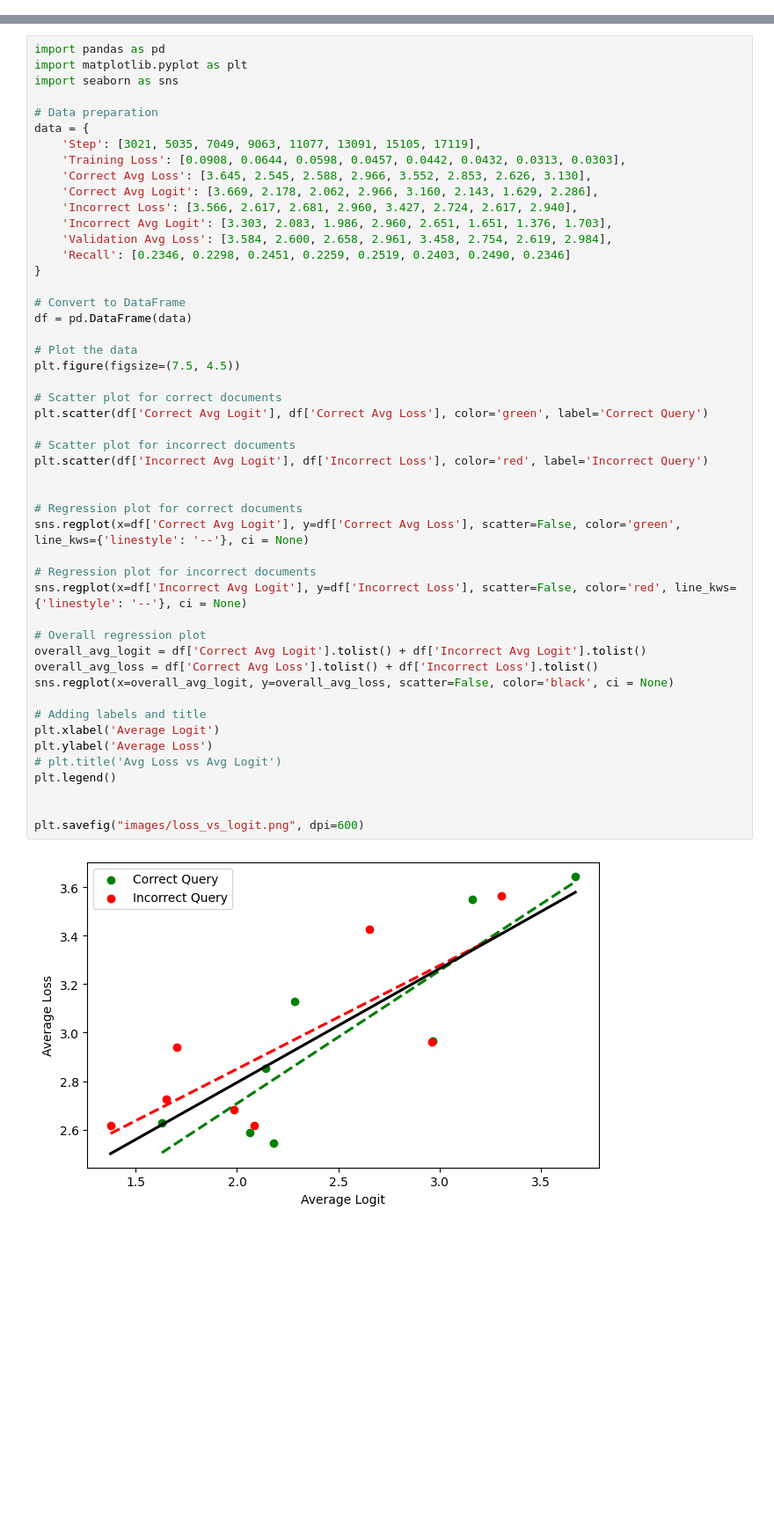
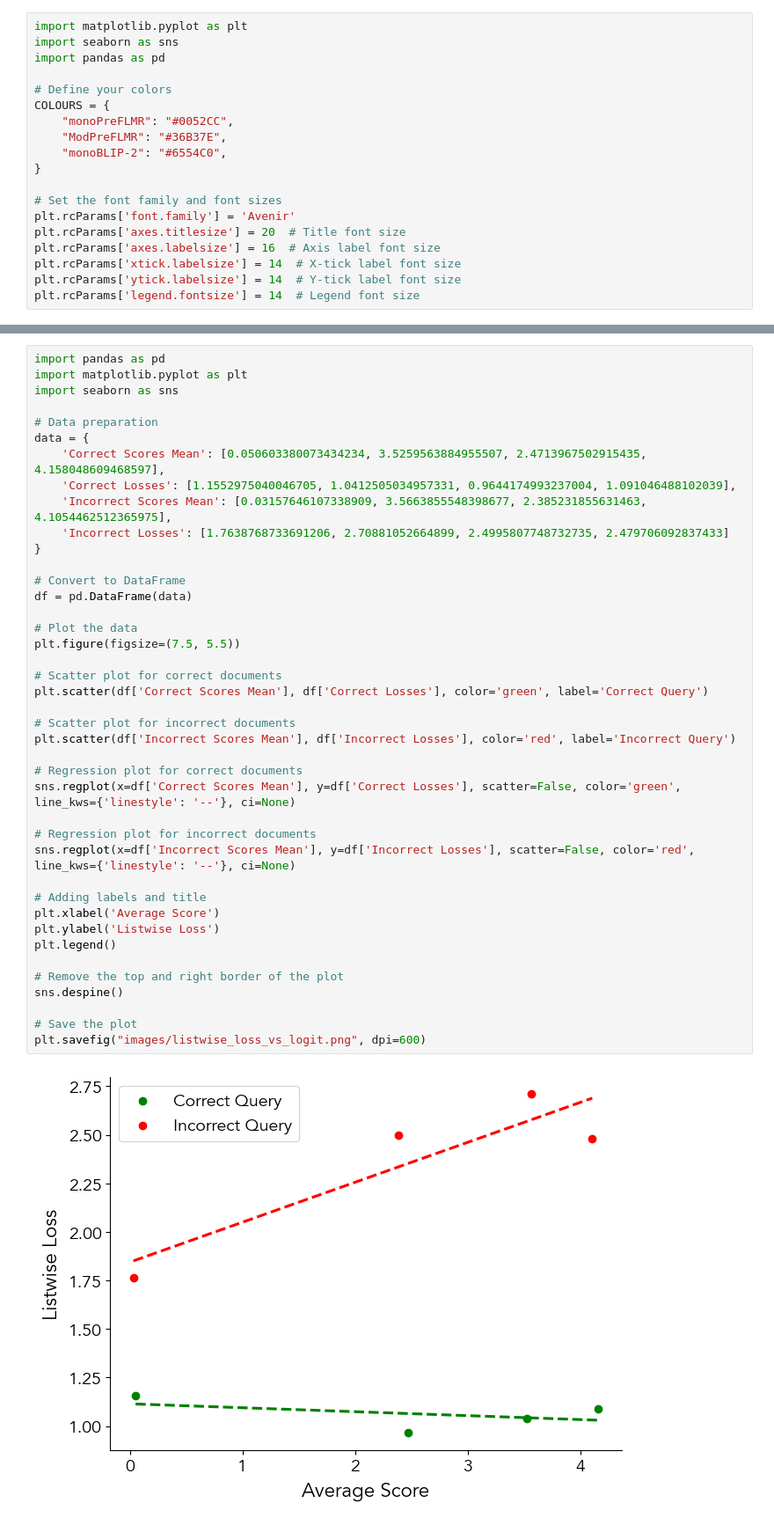
Before and after one commit to felixzhu17/Reranking-Multimodal-Retrievers, a Jupyter notebook: test.ipynb, the cells around one changed output, grey strips where cells are left out. Shown at 88% size. Drawn from its saved outputs; the diff is of its cells as text; blank space fills up the shorter version.

```diff
--- a/test.ipynb
+++ b/test.ipynb
@@ -1 +1,20 @@
+# %%
+import matplotlib.pyplot as plt
+import seaborn as sns
+import pandas as pd
+
+# Define your colors
+COLOURS = {
+    "monoPreFLMR": "#0052CC",
+    "ModPreFLMR": "#36B37E",
+    "monoBLIP-2": "#6554C0",
+}
+
+# Set the font family and font sizes
+plt.rcParams['font.family'] = 'Avenir'
+plt.rcParams['axes.titlesize'] = 20  # Title font size
+plt.rcParams['axes.labelsize'] = 16  # Axis label font size
+plt.rcParams['xtick.labelsize'] = 14  # X-tick label font size
+plt.rcParams['ytick.labelsize'] = 14  # Y-tick label font size
+plt.rcParams['legend.fontsize'] = 14  # Legend font size
 # %%
@@ -154,51 +1022,43 @@ plt.savefig("images/retrieval_size_vs_recall.png", dpi=600)
 # %%
 import pandas as pd
 import matplotlib.pyplot as plt
 import seaborn as sns
 
 # Data preparation
 data = {
-    'Step': [3021, 5035, 7049, 9063, 11077, 13091, 15105, 17119],
-    'Training Loss': [0.0908, 0.0644, 0.0598, 0.0457, 0.0442, 0.0432, 0.0313, 0.0303],
-    'Correct Avg Loss': [3.645, 2.545, 2.588, 2.966, 3.552, 2.853, 2.626, 3.130],
-    'Correct Avg Logit': [3.669, 2.178, 2.062, 2.966, 3.160, 2.143, 1.629, 2.286],
-    'Incorrect Loss': [3.566, 2.617, 2.681, 2.960, 3.427, 2.724, 2.617, 2.940],
-    'Incorrect Avg Logit': [3.303, 2.083, 1.986, 2.960, 2.651, 1.651, 1.376, 1.703],
-    'Validation Avg Loss': [3.584, 2.600, 2.658, 2.961, 3.458, 2.754, 2.619, 2.984],
-    'Recall': [0.2346, 0.2298, 0.2451, 0.2259, 0.2519, 0.2403, 0.2490, 0.2346]
+    'Correct Scores Mean': [0.050603380073434234, 3.5259563884955507, 2.4713967502915435, 4.158048609468597],
+    'Correct Losses': [1.1552975040046705, 1.0412505034957331, 0.9644174993237004, 1.091046488102039],
+    'Incorrect Scores Mean': [0.03157646107338909, 3.5663855548398677, 2.385231855631463, 4.1054462512365975],
+    'Incorrect Losses': [1.7638768733691206, 2.70881052664899, 2.4995807748732735, 2.479706092837433]
 }
 
 # Convert to DataFrame
 df = pd.DataFrame(data)
 
 # Plot the data
-plt.figure(figsize=(7.5, 4.5))
+plt.figure(figsize=(7.5, 5.5))
 
 # Scatter plot for correct documents
-plt.scatter(df['Correct Avg Logit'], df['Correct Avg Loss'], color='green', label='Correct Query')
+plt.scatter(df['Correct Scores Mean'], df['Correct Losses'], color='green', label='Correct Query')
 
 # Scatter plot for incorrect documents
-plt.scatter(df['Incorrect Avg Logit'], df['Incorrect Loss'], color='red', label='Incorrect Query')
-
+plt.scatter(df['Incorrect Scores Mean'], df['Incorrect Losses'], color='red', label='Incorrect Query')
 
 # Regression plot for correct documents
-sns.regplot(x=df['Correct Avg Logit'], y=df['Correct Avg Loss'], scatter=False, color='green', line_kws={'linestyle': '--'}, ci = None)
+sns.regplot(x=df['Correct Scores Mean'], y=df['Correct Losses'], scatter=False, color='green', line_kws={'linestyle': '--'}, ci=None)
 
 # Regression plot for incorrect documents
-sns.regplot(x=df['Incorrect Avg Logit'], y=df['Incorrect Loss'], scatter=False, color='red', line_kws={'linestyle': '--'}, ci = None)
-
-# Overall regression plot
-overall_avg_logit = df['Correct Avg Logit'].tolist() + df['Incorrect Avg Logit'].tolist()
-overall_avg_loss = df['Correct Avg Loss'].tolist() + df['Incorrect Loss'].tolist()
-sns.regplot(x=overall_avg_logit, y=overall_avg_loss, scatter=False, color='black', ci = None)
+sns.regplot(x=df['Incorrect Scores Mean'], y=df['Incorrect Losses'], scatter=False, color='red', line_kws={'linestyle': '--'}, ci=None)
 
 # Adding labels and title
-plt.xlabel('Average Logit')
-plt.ylabel('Average Loss')
-# plt.title('Avg Loss vs Avg Logit')
+plt.xlabel('Average Score')
+plt.ylabel('Listwise Loss')
 plt.legend()
 
+# Remove the top and right border of the plot
+sns.despine()
 
-plt.savefig("images/loss_vs_logit.png", dpi=600)
+# Save the plot
+plt.savefig("images/listwise_loss_vs_logit.png", dpi=600)
 # %% [output]
-[figure, old version]
+[figure, new version]
```
Also changed, not shown: parts of 23 cells of this notebook, 35 other files.
